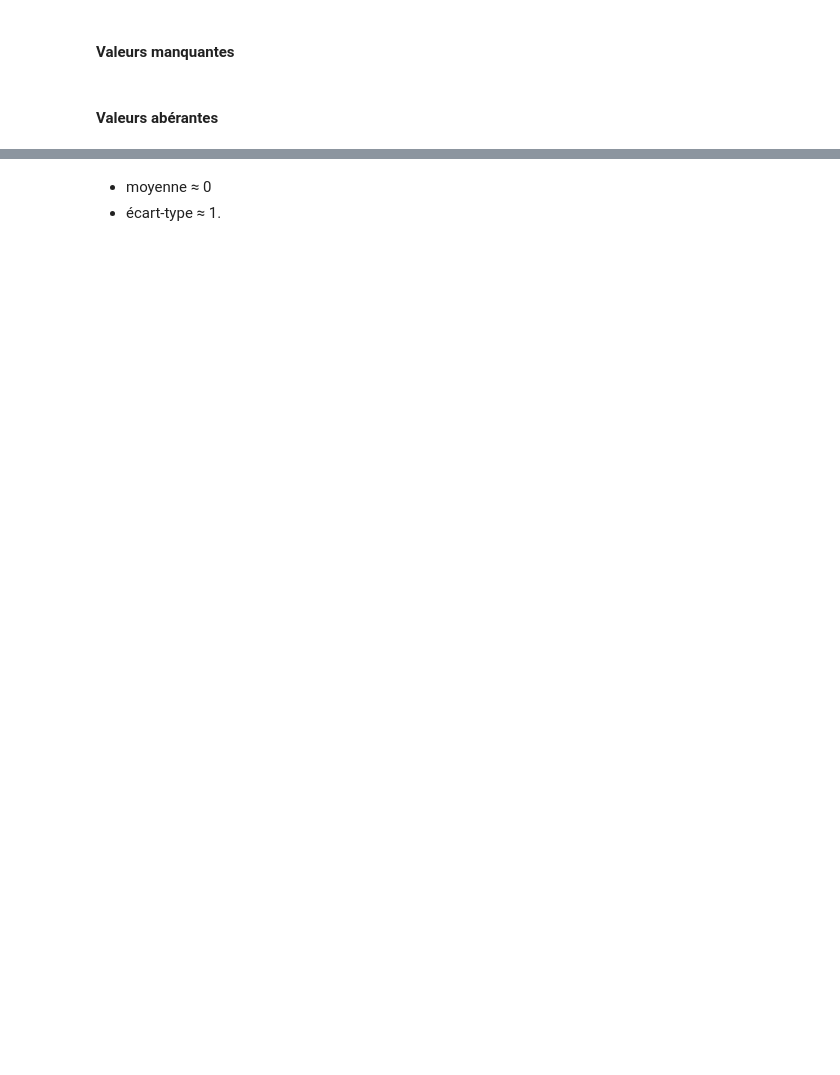
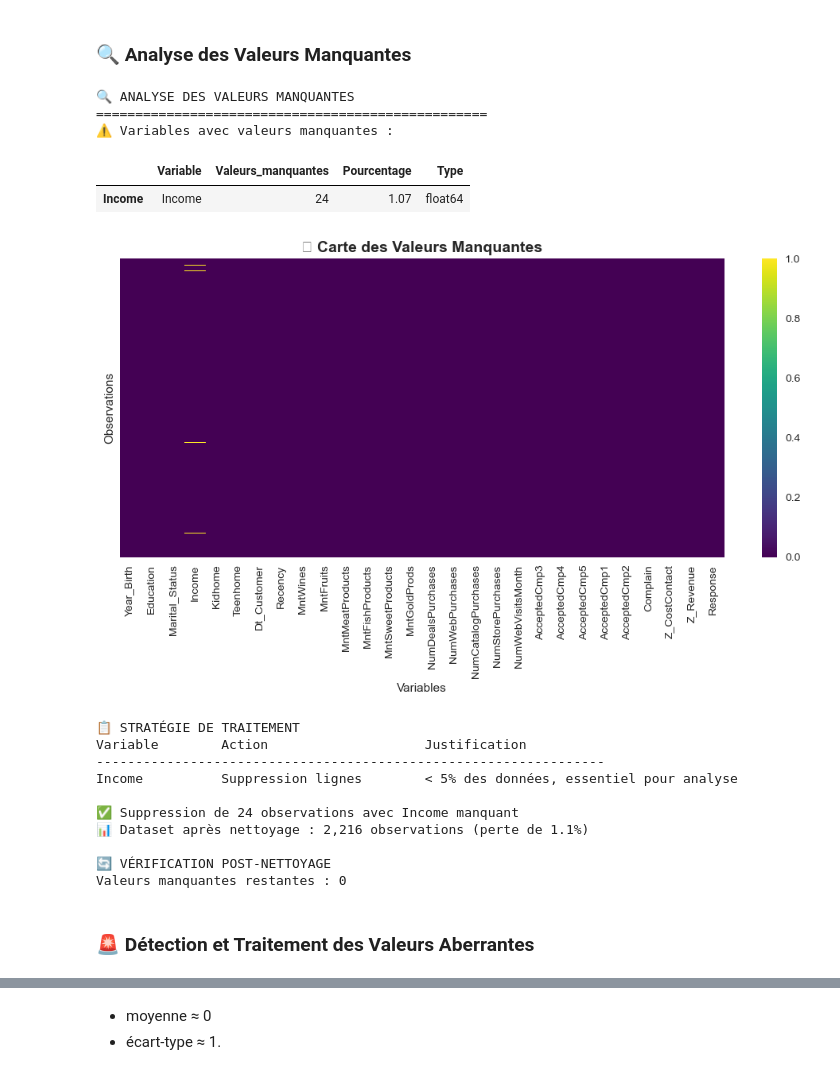
Before and after one commit to bruno-coulet/customer-personality-analysis, a Jupyter notebook: exploration.ipynb, the cells around one changed output, grey strips where cells are left out. Cells and saved outputs as stored; diff of their text form; code cells hidden in the pictures; blank space fills up the shorter version.

```diff
--- a/exploration.ipynb
+++ b/exploration.ipynb
@@ -55,13 +487,75 @@ plt.show()
 # %%
 df_clean = df.copy()
 # %% [markdown]
-#### Valeurs manquantes
+### 🔍 Analyse des Valeurs Manquantes
 # %%
-# Recherche des null, il y en a dans Income
-# df_clean.isnull().sum()
+# Analyse complète des valeurs manquantes
+print("🔍 ANALYSE DES VALEURS MANQUANTES")
+print("="*50)
 
-# supprime toutes les lignes du DataFrame df_clean où la colonne Income contient une valeur manquante
-df_clean = df_clean.dropna(subset=['Income'])
+# Calcul des valeurs manquantes
+missing_data = pd.DataFrame({
+    'Variable': df.columns,
+    'Valeurs_manquantes': df.isnull().sum(),
+    'Pourcentage': round(df.isnull().sum() / len(df) * 100, 2),
+    'Type': df.dtypes
+})
+
+missing_data = missing_data[missing_data['Valeurs_manquantes'] > 0].sort_values('Valeurs_manquantes', ascending=False)
+
+if len(missing_data) > 0:
+    print("⚠️ Variables avec valeurs manquantes :")
+    display(missing_data)
+
+    # Visualisation des valeurs manquantes
+    plt.figure(figsize=(10, 6))
+    sns.heatmap(df.isnull(), cbar=True, yticklabels=False, cmap='viridis')
+    plt.title('🔍 Carte des Valeurs Manquantes', fontsize=14, fontweight='bold')
+    plt.xlabel('Variables')
+    plt.ylabel('Observations')
+    plt.tight_layout()
+    plt.show()
+else:
+    print("✅ Aucune valeur manquante détectée !")
+
+# Stratégie de traitement
+print(f"\n📋 STRATÉGIE DE TRAITEMENT")
+print(f"{'Variable':<15} {'Action':<25} {'Justification'}")
+print("-" * 65)
+
+# Analyse spécifique pour Income (principale variable avec des manquantes)
+df_clean = df.copy()
+if 'Income' in missing_data['Variable'].values:
+    income_missing = df['Income'].isnull().sum()
+    print(f"{'Income':<15} {'Suppression lignes':<25} {'< 5% des données, essentiel pour analyse'}")
+
+    # Suppression des lignes avec Income manquant
+    df_clean = df_clean.dropna(subset=['Income'])
+    print(f"\n✅ Suppression de {income_missing} observations avec Income manquant")
+    print(f"📊 Dataset après nettoyage : {df_clean.shape[0]:,} observations (perte de {income_missing/len(df)*100:.1f}%)")
+else:
+    print("✅ Aucune valeur manquante à traiter")
+
+print(f"\n🔄 VÉRIFICATION POST-NETTOYAGE")
+remaining_missing = df_clean.isnull().sum().sum()
+print(f"Valeurs manquantes restantes : {remaining_missing}")
+# %% [output]
+🔍 ANALYSE DES VALEURS MANQUANTES
+==================================================
+⚠️ Variables avec valeurs manquantes :
+|  | Variable | Valeurs_manquantes | Pourcentage | Type |
+| Income | Income | 24 | 1.07 | float64 |
+[figure, added]
+📋 STRATÉGIE DE TRAITEMENT
+Variable        Action                    Justification
+-----------------------------------------------------------------
+Income          Suppression lignes        < 5% des données, essentiel pour analyse
+
+✅ Suppression de 24 observations avec Income manquant
+📊 Dataset après nettoyage : 2,216 observations (perte de 1.1%)
+
+🔄 VÉRIFICATION POST-NETTOYAGE
+Valeurs manquantes restantes : 0
 # %% [markdown]
-#### Valeurs abérantes
+### 🚨 Détection et Traitement des Valeurs Aberrantes
 # %%
```
Also changed, not shown: parts of 42 cells of this notebook.
